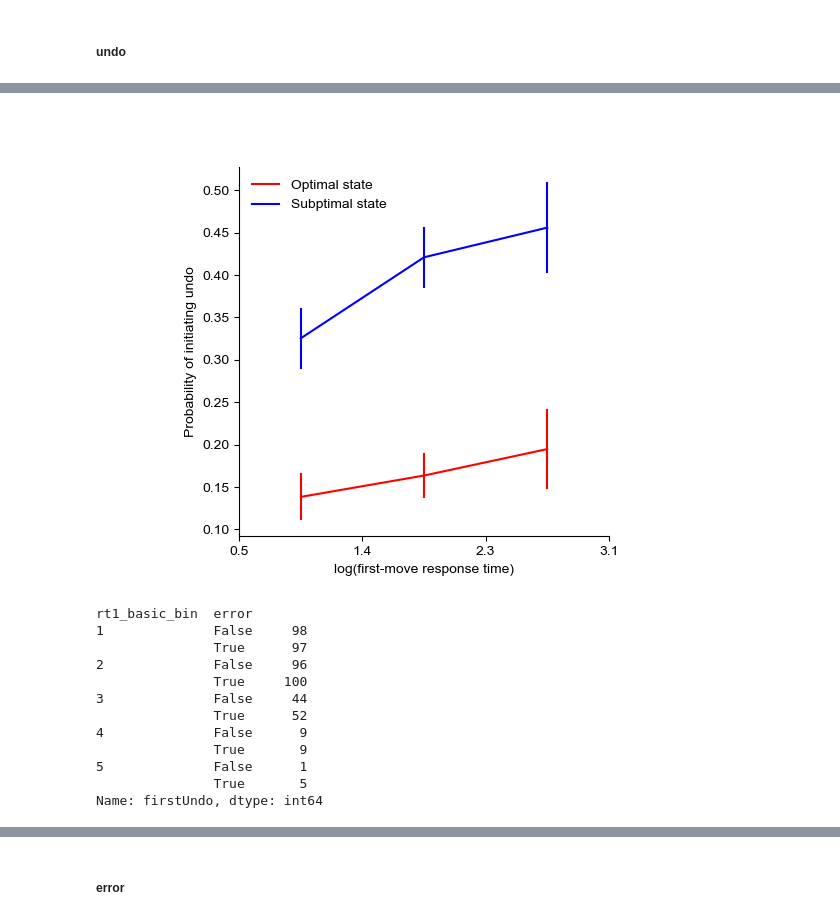
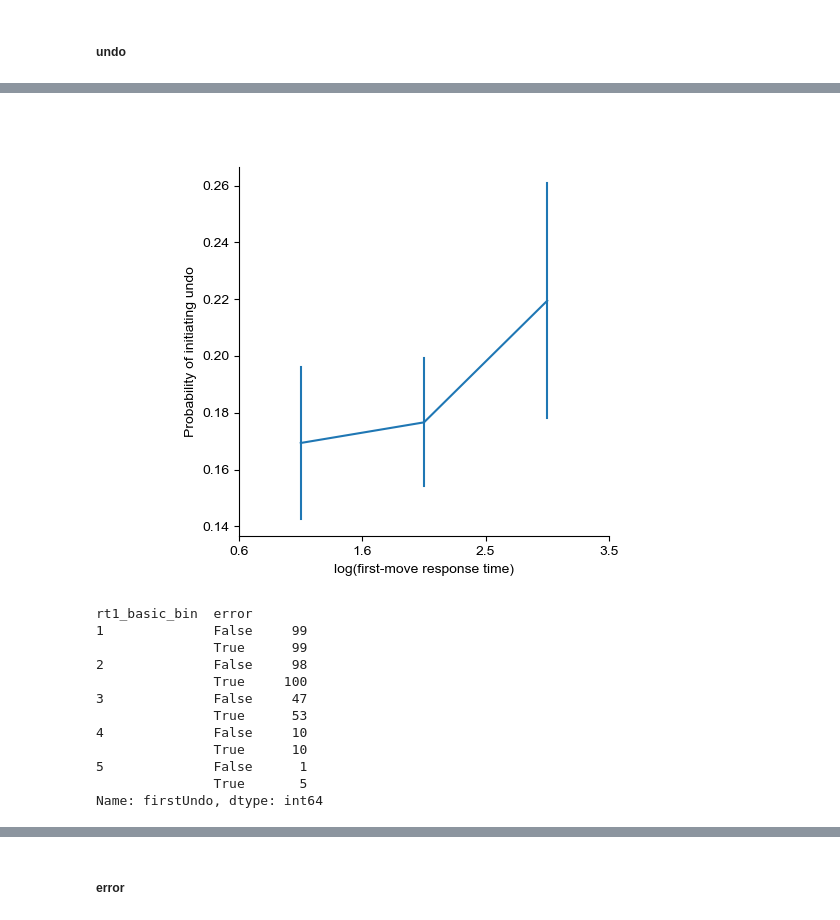
Before and after one commit to sherrybao222/Road_Construction, a Jupyter notebook: analysis/online_2022/final_figures.ipynb, the cells around one changed output, grey strips where cells are left out. Drawn from its saved outputs; the diff is of its cells as text; code cells hidden in the pictures.

```diff
--- a/analysis/online_2022/final_figures.ipynb
+++ b/analysis/online_2022/final_figures.ipynb
@@ -249,0 +317,4 @@ condition
+# %%
+# bin "action_gap" of puzzleID_order_data, which ranges from 2.5 to 6
+temp, cutoff_budget = pd.cut(puzzleID_order_data['action_gap'], 5 , labels = False, retbins=True)
+puzzleID_order_data["action_gap_bin"] = temp
@@ -1588,7 +1791,6 @@ SpearmanrResult(correlation=0.5227938426313945, pvalue=0.0)
 # %% [markdown]
 # Uncertainty (First-move RT)
 # %%
-# for RT1 and RT_branching, use only the very first undo
 def uncertainty_df_process(df, condition, firstUndo):
     index = df.query(condition).index
     df_beforeUndo = df.loc[index-1,:]
@@ -1597,7 +1799,7 @@ def uncertainty_df_process(df, condition, firstUndo):
 
     state_undo_1undo = state_undo_1undo.merge(puzzleID_order_data.loc[puzzleID_order_data.condition==0, ["subjects","puzzleID", "RT1"]], on=["subjects","puzzleID"], how = "left")
     state_undo_1undo = state_undo_1undo.rename(columns = {"RT1":"RT1_basic"})
-    state_undo_1undo = state_undo_1undo.merge(single_condition_data[["subjects","puzzleID", "RT1", "RT_branching", "avg_numCities_before"]], on=["subjects","puzzleID"], how = "left")
+    state_undo_1undo = state_undo_1undo.merge(single_condition_data[["subjects","puzzleID", "RT1", "action_gap", "avg_numCities_before"]], on=["subjects","puzzleID"], how = "left") # , "RT_branching"
     state_undo_1undo["RT"] = list(df.loc[index_end_undo+1,'RT'])
     state_undo_1undo["RT1_log"] = np.log(state_undo_1undo["RT1"]+1)
     state_undo_1undo["RT1_basic_log"] = np.log(state_undo_1undo["RT1_basic"]+1)
@@ -1638,5 +1820,4 @@ plt.show()
 # %% [markdown]
 ##### undo
 # %%
-firstUndo_sub = state_df_1undo.groupby(['subjects','rt1_bin','error'])['firstUndo'].mean().reset_index()
-firstUndo_sub.groupby(['rt1_bin','error'])['firstUndo'].count()
+firstUndo_sub = state_df_1undo[state_df_1undo.cumulative_error==0].groupby(['subjects','rt1_bin'])['firstUndo'].mean().reset_index()
@@ -1656,44 +1824,44 @@ Name: firstUndo, dtype: int64
 # %%
 %matplotlib widget
 fig, axs = plt.subplots(1, 1)
 
 # multiple line plot
 sns.lineplot(x='rt1_bin', y='firstUndo',
              data = firstUndo_sub[firstUndo_sub.rt1_bin<=3],
-             hue = "error",
-             palette = ["r", "b"],
+            #  hue = "error",
+            #  palette = ["r", "b"],
              err_style = "bars",
              errorbar = "se")
 
 # only use 1 decimal place
 cutoff_round = [round(i,1) for i in cutoff]
 axs.set_xticks(np.arange(0.5, 4.5, 1))
 axs.set_xticklabels(cutoff_round[:-2])
-axs.legend(labels=['Optimal state','Subptimal state'], frameon=False, loc='upper left')
+# axs.legend(labels=['Optimal state','Subptimal state'], frameon=False, loc='upper left')
 
 # hide legend
 # axs.get_legend().remove()
 # axs.set_ylim([0,0.2])
 # axs.set_yticks(np.arange(0, 0.25, 0.05))
 axs.set(xlabel='log(first-move response time)', ylabel='Probability of initiating undo')
 axs.set_aspect(1/axs.get_data_ratio())
 fig.savefig(out_dir+'undo_first_rt.png', dpi=300, bbox_inches='tight')
 plt.show()
 # %% [output]
-[figure, old version]
+[figure, new version]
 # %%
 firstUndo_sub = state_df_1undo.groupby(['subjects','rt1_basic_bin','error'])['firstUndo'].mean().reset_index()
 firstUndo_sub.groupby(['rt1_basic_bin','error'])['firstUndo'].count()
 # %% [output]
 rt1_basic_bin  error
-1              False     98
-               True      97
-2              False     96
+1              False     99
+               True      99
+2              False     98
                True     100
-3              False     44
-               True      52
-4              False      9
-               True       9
+3              False     47
+               True      53
+4              False     10
+               True      10
 5              False      1
                True       5
 Name: firstUndo, dtype: int64
```
Also changed, not shown: parts of 61 cells of this notebook, 4 other files.
